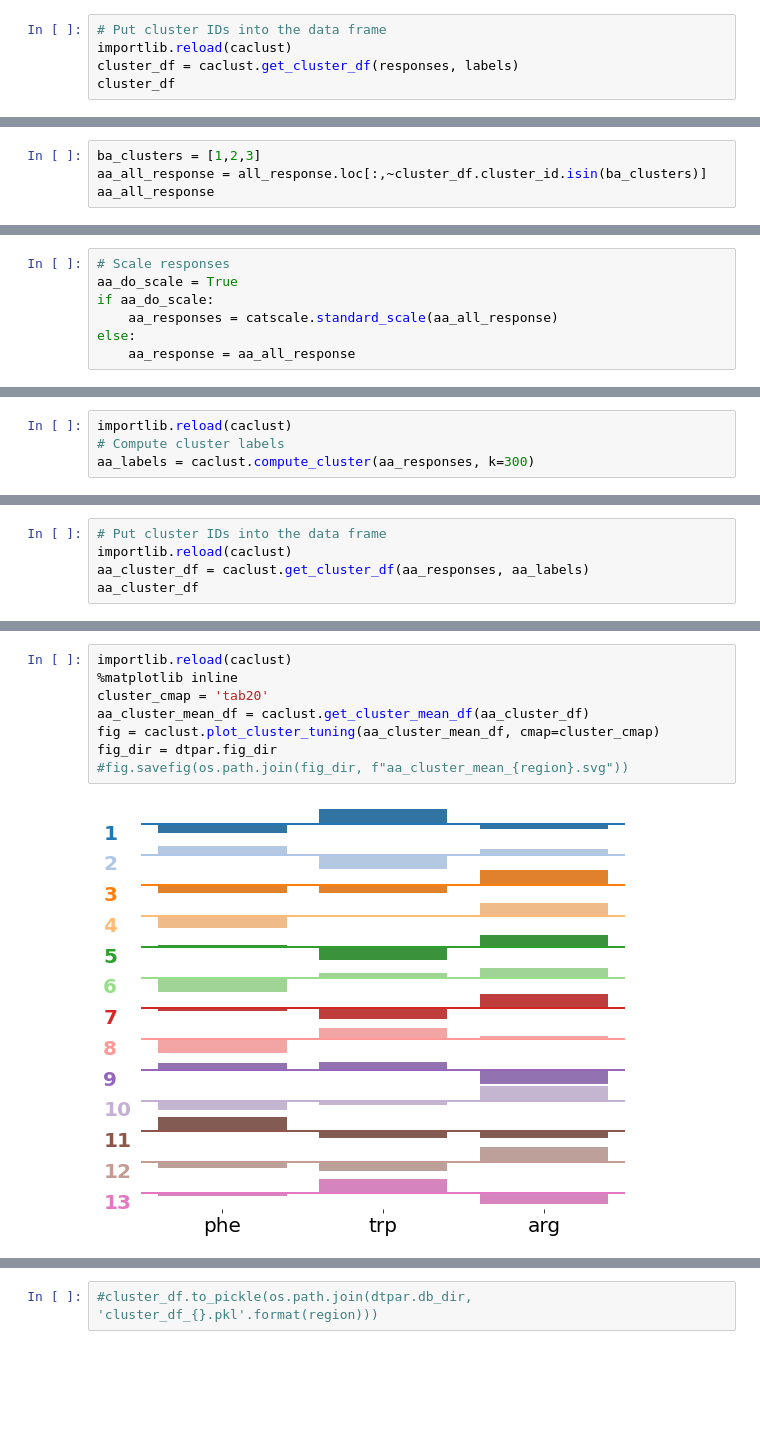
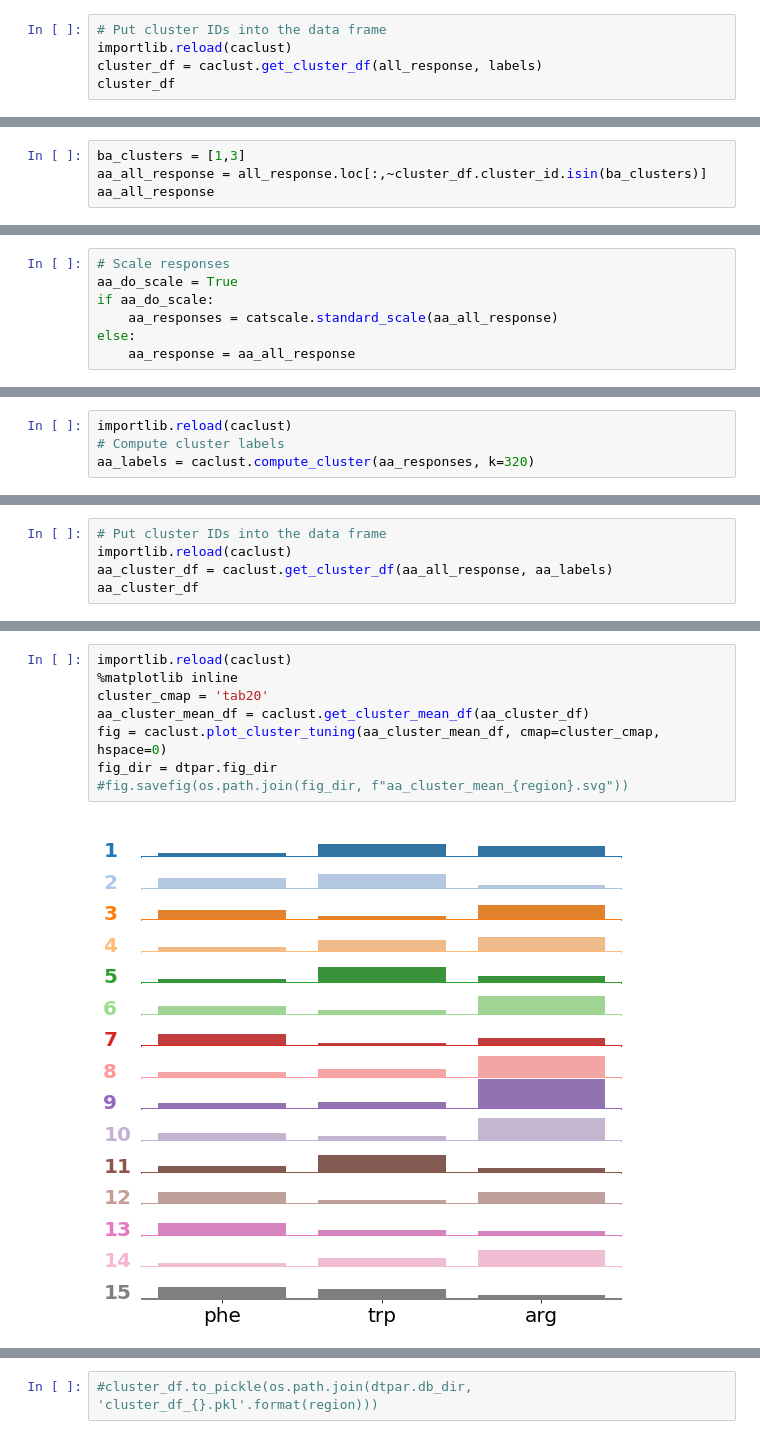
Before and after one commit to aloejhb/catrace, a Jupyter notebook: notebooks/tuning_curve_Dp.ipynb, the cells around one changed output, grey strips where cells are left out. Cells and saved outputs as stored; diff of their text form; blank space fills up the shorter version.

Commit message:
Subset significance in clustering

```diff
--- a/notebooks/tuning_curve_Dp.ipynb
+++ b/notebooks/tuning_curve_Dp.ipynb
@@ -152,7 +153,7 @@ PhenoGraph completed in 21.486543655395508 seconds
 # %%
 # Put cluster IDs into the data frame
 importlib.reload(caclust)
-cluster_df = caclust.get_cluster_df(responses, labels)
+cluster_df = caclust.get_cluster_df(all_response, labels)
 cluster_df
 # %% [output]
 |  |  |  |  | (phe, 0) | (phe, 1) | (phe, 2) | (trp, 0) | (trp, 1) | (trp, 2) | (arg, 0) | ... |
@@ -233,5 +274,5 @@ p-value annotation legend:
 # %%
-ba_clusters = [1,2,3]
+ba_clusters = [1,3]
 aa_all_response = all_response.loc[:,~cluster_df.cluster_id.isin(ba_clusters)]
 aa_all_response
 # %% [output]
@@ -310,5 +351,5 @@ aa_responses
 # %%
 importlib.reload(caclust)
 # Compute cluster labels
-aa_labels = caclust.compute_cluster(aa_responses, k=300)
+aa_labels = caclust.compute_cluster(aa_responses, k=320)
 # %% [output]
@@ -326,7 +365,7 @@ PhenoGraph completed in 41.55367302894592 seconds
 # %%
 # Put cluster IDs into the data frame
 importlib.reload(caclust)
-aa_cluster_df = caclust.get_cluster_df(aa_responses, aa_labels)
+aa_cluster_df = caclust.get_cluster_df(aa_all_response, aa_labels)
 aa_cluster_df
 # %% [output]
 |  |  |  |  | (phe, 0) | (trp, 0) | (arg, 0) | cluster_id |
@@ -346,13 +385,13 @@ aa_cluster_df
 # %%
 importlib.reload(caclust)
 %matplotlib inline
 cluster_cmap = 'tab20'
 aa_cluster_mean_df = caclust.get_cluster_mean_df(aa_cluster_df)
-fig = caclust.plot_cluster_tuning(aa_cluster_mean_df, cmap=cluster_cmap)
+fig = caclust.plot_cluster_tuning(aa_cluster_mean_df, cmap=cluster_cmap, hspace=0)
 fig_dir = dtpar.fig_dir
 #fig.savefig(os.path.join(fig_dir, f"aa_cluster_mean_{region}.svg"))
 # %% [output]
-[figure, old version]
+[figure, new version]
 # %%
 importlib.reload(caclust)
 aa_cluster_nrn_df = caclust.get_cluster_nrn_df(aa_cluster_df)
```
Also changed, not shown: parts of 12 cells of this notebook, 2 other files.
